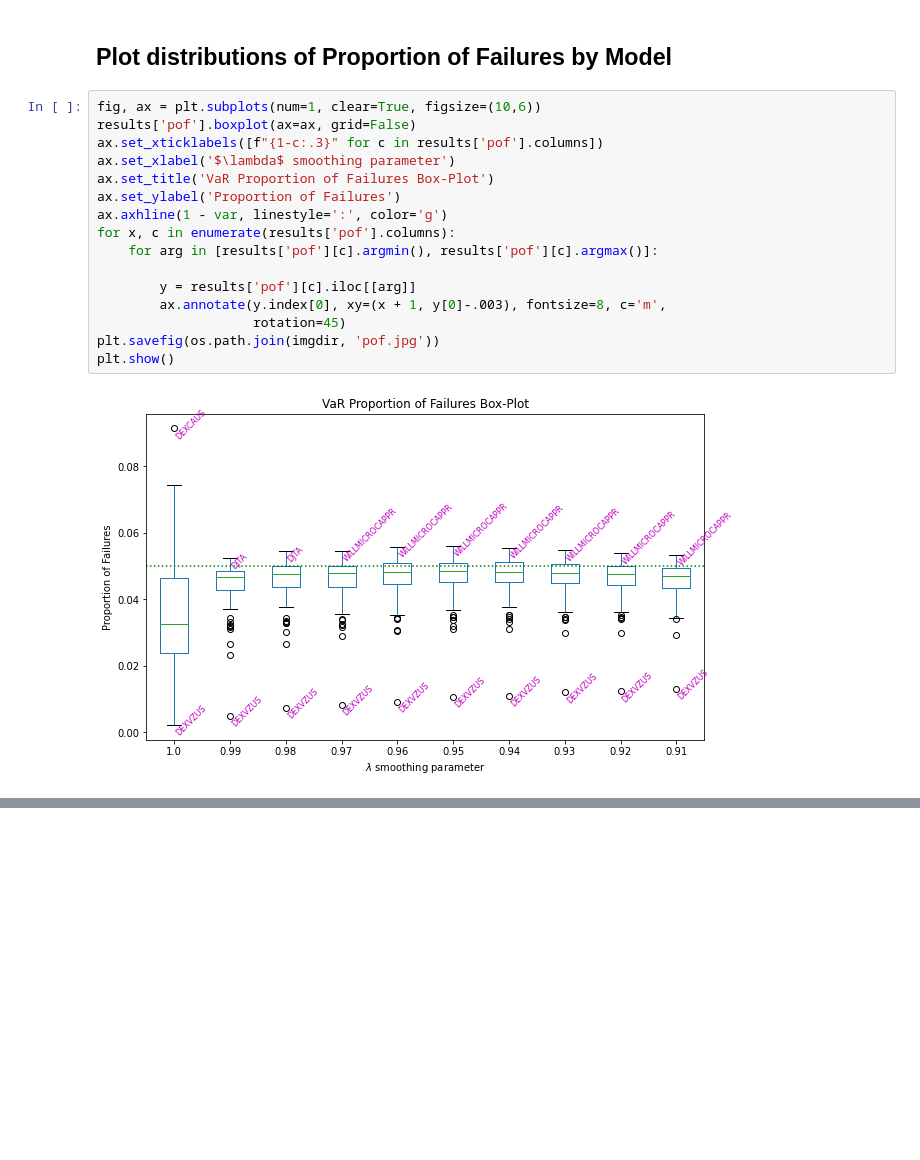
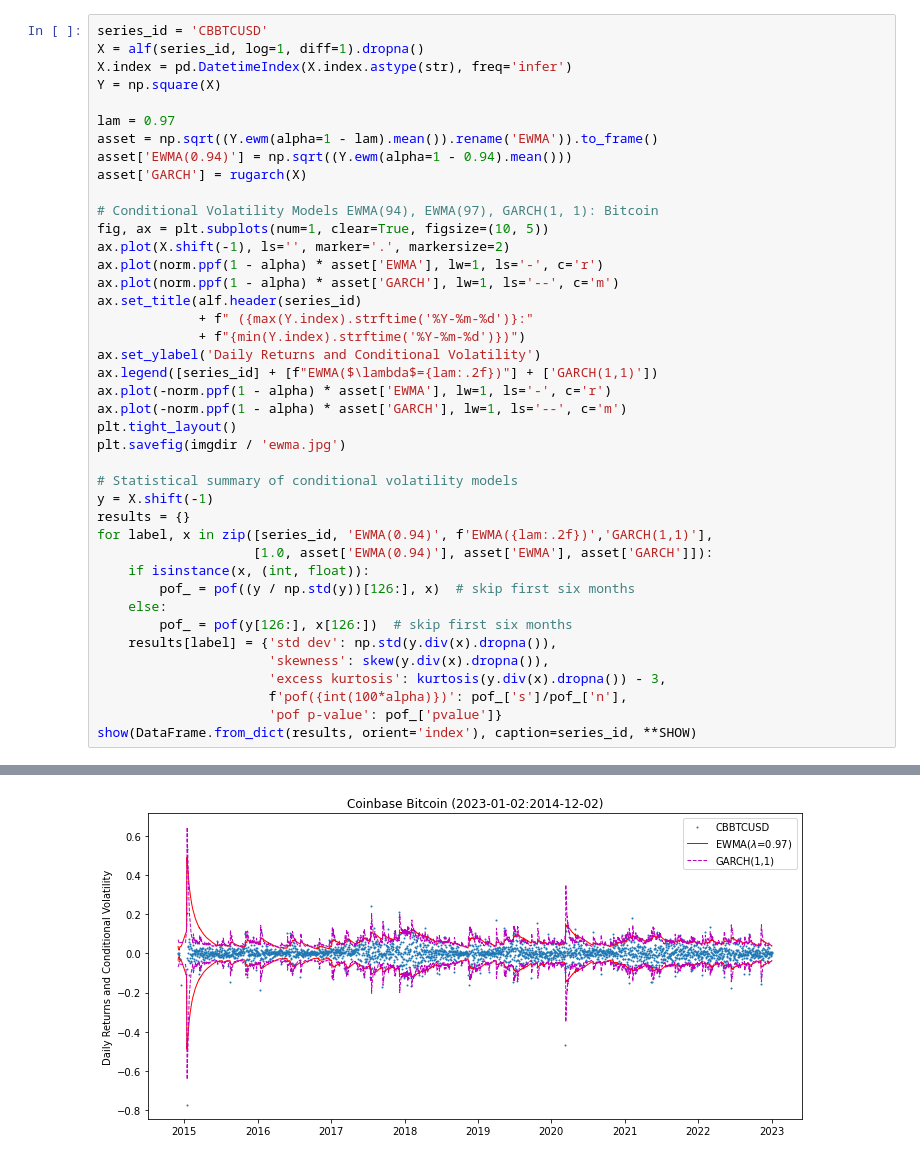
Before and after one commit to terence-lim/data-science-notebooks, a Jupyter notebook: conditional_volatility.ipynb, the cells around one changed output, grey strips where cells are left out. Drawn from its saved outputs; the diff is of its cells as text; blank space fills up the shorter version.

```diff
--- a/conditional_volatility.ipynb
+++ b/conditional_volatility.ipynb
@@ -230,20 +102,42 @@ Name: series, dtype: int64
-# %% [markdown]
-## Plot distributions of Proportion of Failures by Model
-# %%
-fig, ax = plt.subplots(num=1, clear=True, figsize=(10,6))
-results['pof'].boxplot(ax=ax, grid=False)
-ax.set_xticklabels([f"{1-c:.3}" for c in results['pof'].columns])
-ax.set_xlabel('$\lambda$ smoothing parameter')
-ax.set_title('VaR Proportion of Failures Box-Plot')
-ax.set_ylabel('Proportion of Failures')
-ax.axhline(1 - var, linestyle=':', color='g')
-for x, c in enumerate(results['pof'].columns):
-    for arg in [results['pof'][c].argmin(), results['pof'][c].argmax()]:
-
-        y = results['pof'][c].iloc[[arg]]
-        ax.annotate(y.index[0], xy=(x + 1, y[0]-.003), fontsize=8, c='m',
-                    rotation=45)
-plt.savefig(os.path.join(imgdir, 'pof.jpg'))
-plt.show()
-# %% [output]
-[figure, removed]
+# %%
+series_id = 'CBBTCUSD'
+X = alf(series_id, log=1, diff=1).dropna()
+X.index = pd.DatetimeIndex(X.index.astype(str), freq='infer')
+Y = np.square(X)
+
+lam = 0.97
+asset = np.sqrt((Y.ewm(alpha=1 - lam).mean()).rename('EWMA')).to_frame()
+asset['EWMA(0.94)'] = np.sqrt((Y.ewm(alpha=1 - 0.94).mean()))
+asset['GARCH'] = rugarch(X)
+
+# Conditional Volatility Models EWMA(94), EWMA(97), GARCH(1, 1): Bitcoin
+fig, ax = plt.subplots(num=1, clear=True, figsize=(10, 5))
+ax.plot(X.shift(-1), ls='', marker='.', markersize=2)
+ax.plot(norm.ppf(1 - alpha) * asset['EWMA'], lw=1, ls='-', c='r')
+ax.plot(norm.ppf(1 - alpha) * asset['GARCH'], lw=1, ls='--', c='m')
+ax.set_title(alf.header(series_id)
+             + f" ({max(Y.index).strftime('%Y-%m-%d')}:"
+             + f"{min(Y.index).strftime('%Y-%m-%d')})")
+ax.set_ylabel('Daily Returns and Conditional Volatility')
+ax.legend([series_id] + [f"EWMA($\lambda$={lam:.2f})"] + ['GARCH(1,1)'])
+ax.plot(-norm.ppf(1 - alpha) * asset['EWMA'], lw=1, ls='-', c='r')
+ax.plot(-norm.ppf(1 - alpha) * asset['GARCH'], lw=1, ls='--', c='m')
+plt.tight_layout()
+plt.savefig(imgdir / 'ewma.jpg')
+
+# Statistical summary of conditional volatility models
+y = X.shift(-1)
+results = {}
+for label, x in zip([series_id, 'EWMA(0.94)', f'EWMA({lam:.2f})','GARCH(1,1)'],
+                    [1.0, asset['EWMA(0.94)'], asset['EWMA'], asset['GARCH']]):
+    if isinstance(x, (int, float)):
+        pof_ = pof((y / np.std(y))[126:], x)  # skip first six months
+    else:
+        pof_ = pof(y[126:], x[126:])  # skip first six months
+    results[label] = {'std dev': np.std(y.div(x).dropna()),
+                      'skewness': skew(y.div(x).dropna()),
+                      'excess kurtosis': kurtosis(y.div(x).dropna()) - 3,
+                      f'pof({int(100*alpha)})': pof_['s']/pof_['n'],
+                      'pof p-value': pof_['pvalue']}
+show(DataFrame.from_dict(results, orient='index'), caption=series_id, **SHOW)
+# %% [output]
@@ -249,0 +167 @@ plt.show()
+[figure, added]
```
Also changed, not shown: parts of 21 cells of this notebook, 9 other files.
